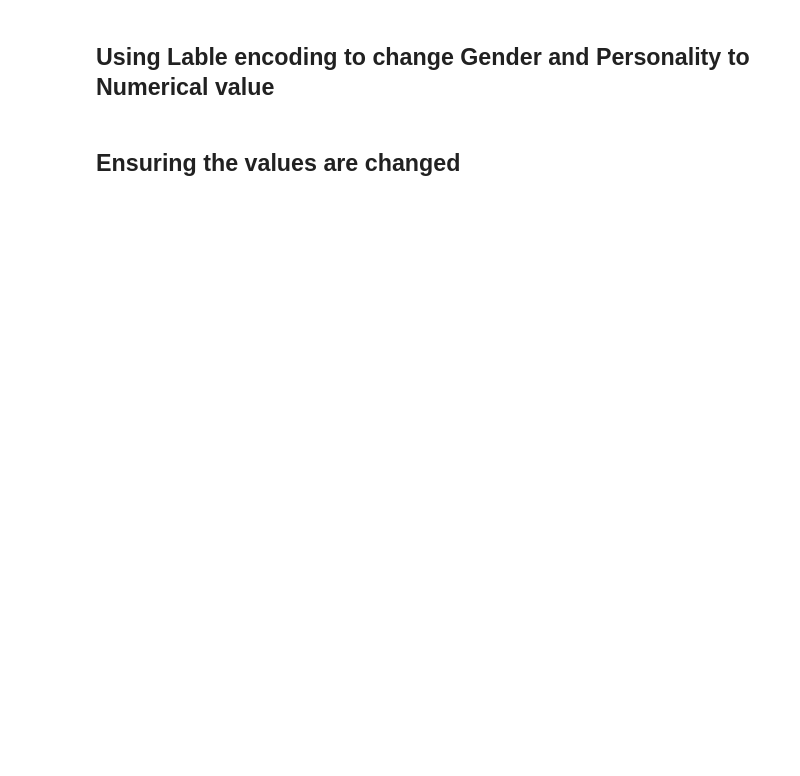
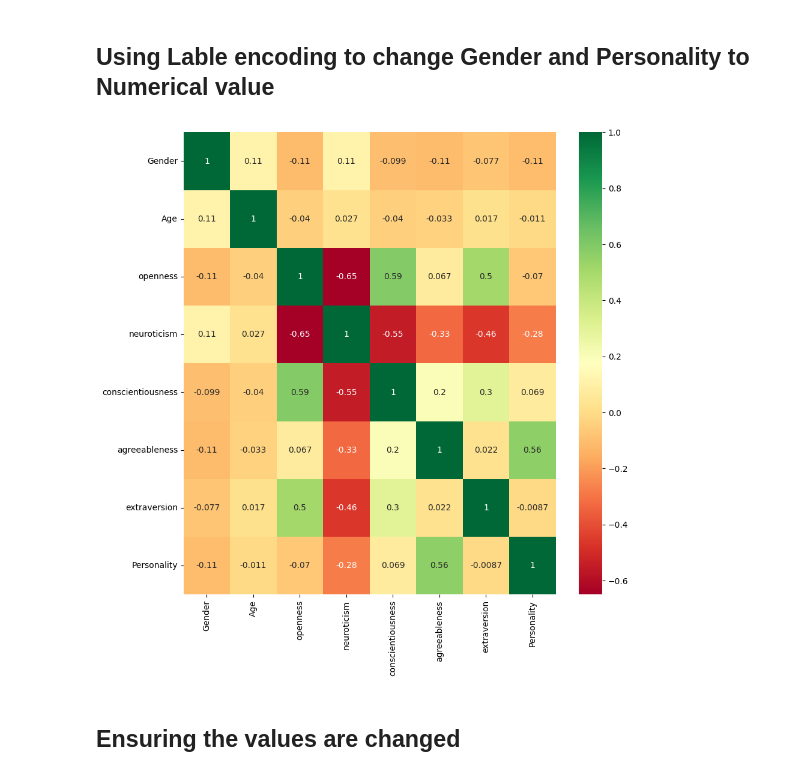
Before and after one commit to Kanishkan-B/Personality_Prediction, a Jupyter notebook: main.ipynb, the cells around one changed output. Saved outputs shown, nothing was run; the diff lists cells and outputs as text; code cells hidden in the pictures; blank space fills up the shorter version.

```diff
--- a/main.ipynb
+++ b/main.ipynb
@@ -58,6 +146,22 @@ label_encoders['Personality'] = le_personality
 le_gender = LabelEncoder()
 df['Gender'] = le_gender.fit_transform(df['Gender'])
 label_encoders['Gender'] = le_gender
+# %%
+# Calculating the correlation matrix for the DataFrame 'df'
+corrmat = df.corr()
+
+# Getting the index of the correlation matrix
+top_corr_features = corrmat.index
+
+# Creating a figure with dimensions 10 by 10 inches
+plt.figure(figsize=(10, 10))
+
+# Creating a heatmap for the correlation matrix of the top correlated features
+g = sns.heatmap(df[top_corr_features].corr(),  # Correlation matrix of the top features
+                annot=True,  # Annotating the cells with the correlation values
+                cmap='RdYlGn')  # Using the 'RdYlGn' colormap
+# %% [output]
+[figure, added]
 # %% [markdown]
 ## Ensuring the values are changed
 # %%
```
Also changed, not shown: parts of 22 cells of this notebook.
